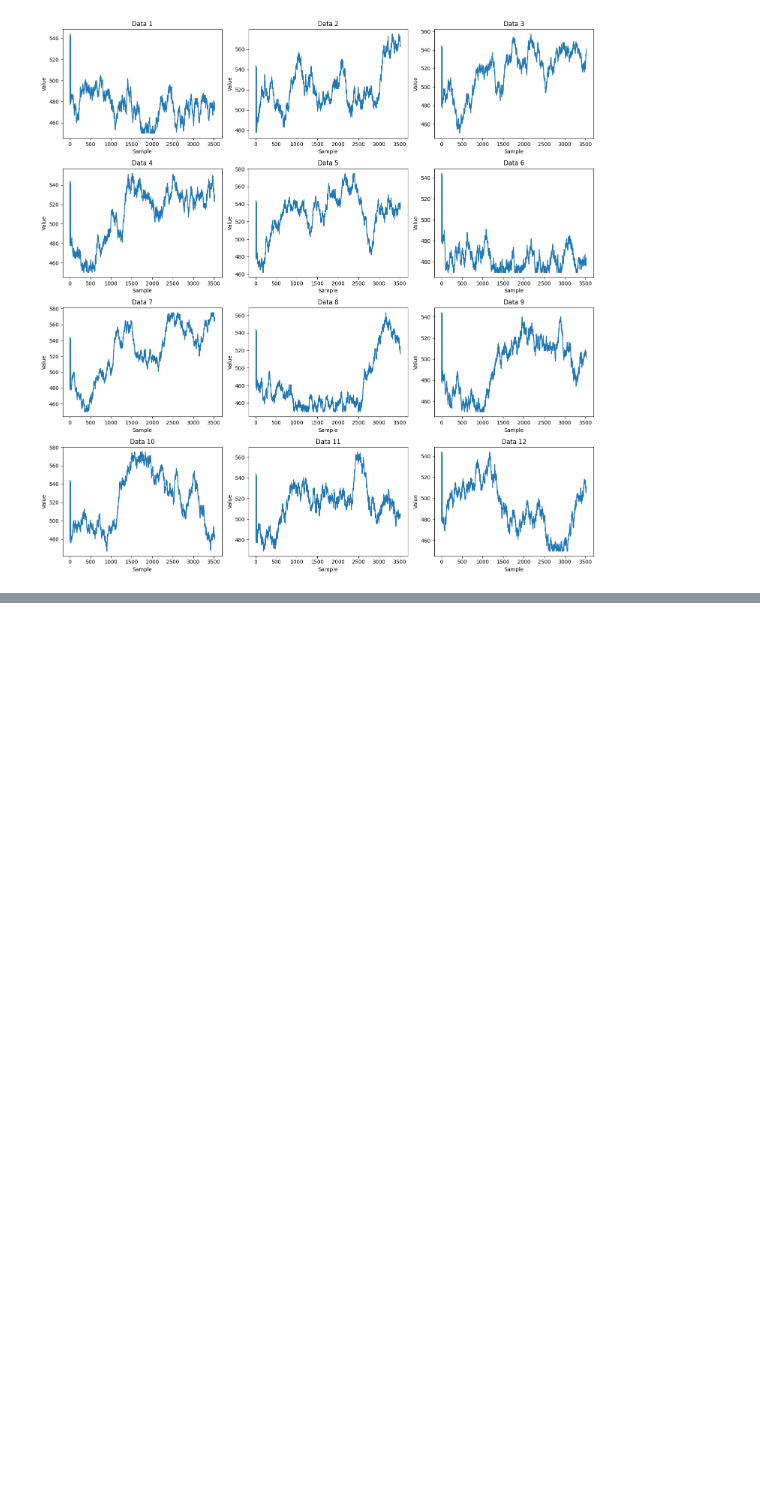
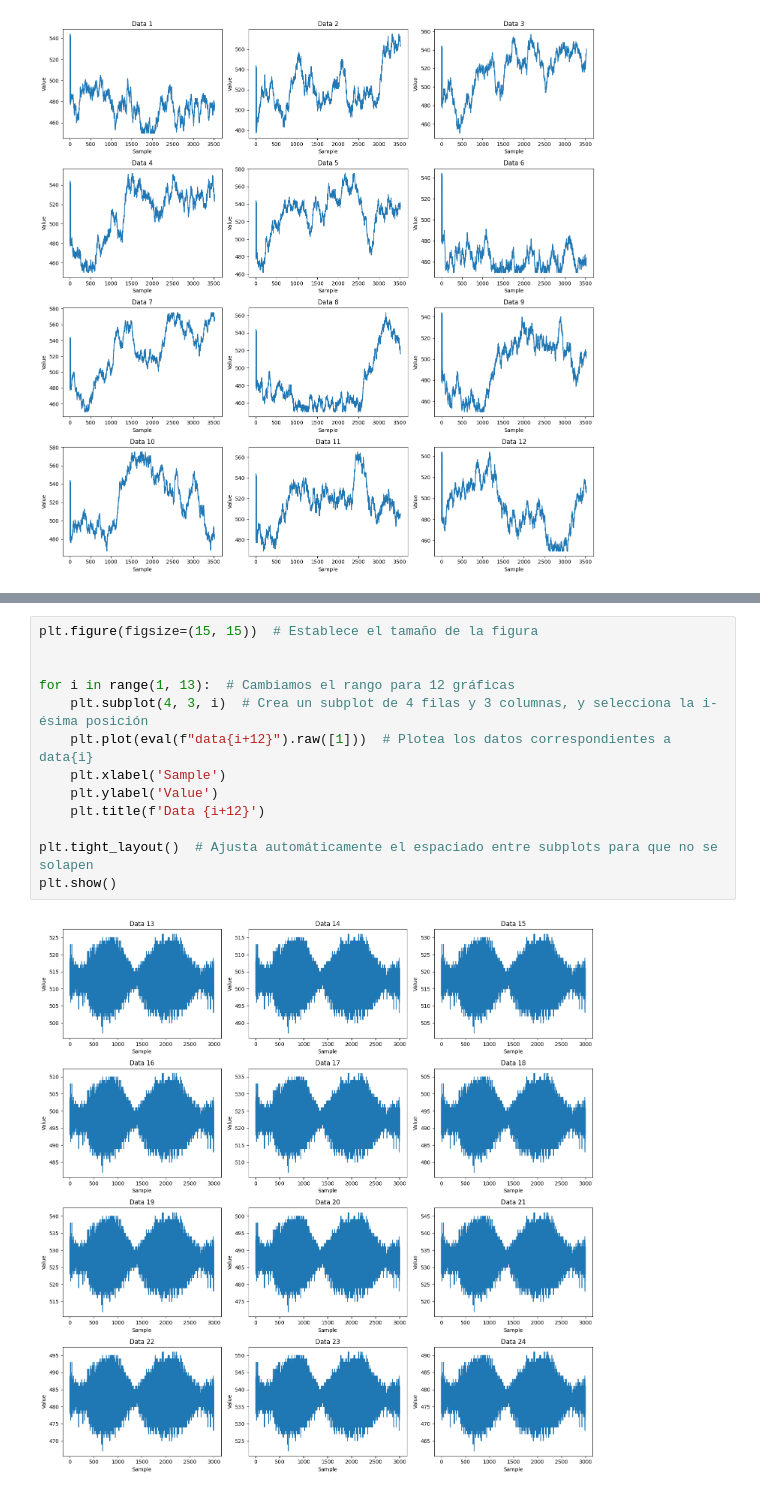
Before and after one commit to Diegodesantos1/Bitalino, a Jupyter notebook: aprendizaje_refuerzo.ipynb, the cells around one changed output, grey strips where cells are left out. Saved outputs shown, nothing was run; the diff lists cells and outputs as text; blank space fills up the shorter version.

```diff
--- a/aprendizaje_refuerzo.ipynb
+++ b/aprendizaje_refuerzo.ipynb
@@ -30,0 +65,15 @@ plt.show()
+# %%
+plt.figure(figsize=(15, 15))  # Establece el tamaño de la figura
+
+
+for i in range(1, 13):  # Cambiamos el rango para 12 gráficas
+    plt.subplot(4, 3, i)  # Crea un subplot de 4 filas y 3 columnas, y selecciona la i-ésima posición
+    plt.plot(eval(f"data{i+12}").raw([1]))  # Plotea los datos correspondientes a data{i}
+    plt.xlabel('Sample')
+    plt.ylabel('Value')
+    plt.title(f'Data {i+12}')
+
+plt.tight_layout()  # Ajusta automáticamente el espaciado entre subplots para que no se solapen
+plt.show()
+# %% [output]
+[figure, added]
```
Also changed, not shown: parts of 3 cells of this notebook, 34 other files.
